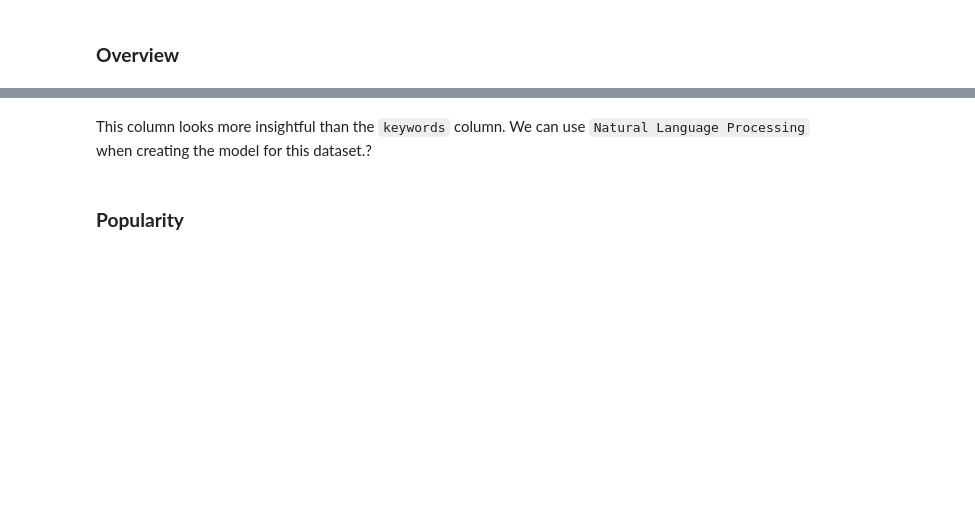
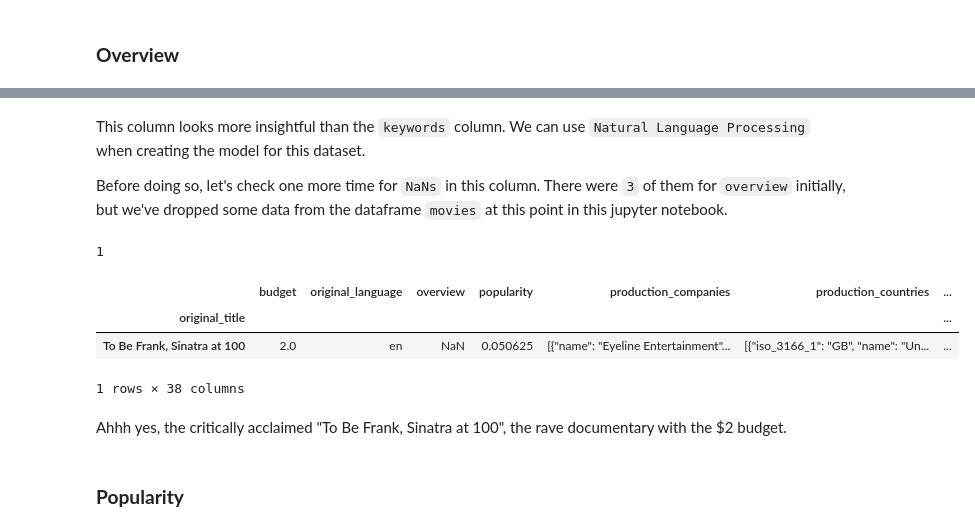
Before and after one commit to mike-laccavole/movie-recommendation-engine, a Jupyter notebook: notebooks/Movies.ipynb, the cells around one changed output, grey strips where cells are left out. Drawn from its saved outputs; the diff is of its cells as text; code cells hidden in the pictures; blank space fills up the shorter version.

```diff
--- a/notebooks/Movies.ipynb
+++ b/notebooks/Movies.ipynb
@@ -461,2 +575,19 @@ movies[['overview']]
 # %% [markdown]
-This column looks more insightful than the `keywords` column. We can use `Natural Language Processing` when creating the model for this dataset.?
+This column looks more insightful than the `keywords` column. We can use `Natural Language Processing` when creating the model for this dataset.
+
+Before doing so, let's check one more time for `NaNs` in this column. There were `3` of them for `overview` initially, but we've dropped some data from the dataframe `movies` at this point in this jupyter notebook.
+# %%
+# Check once more for nulls in the 'overview' column
+movies['overview'].isna().sum()
+# %% [output]
+1
+# %%
+# Let's check to see what this one null overview is from
+movies[movies['overview'].isna()]
+# %% [output]
+|  | budget | original_language | overview | popularity | production_companies | production_countries | ... |
+| original_title |  |  |  |  |  |  | ... |
+| To Be Frank, Sinatra at 100 | 2.0 | en | NaN | 0.050625 | [{"name": "Eyeline Entertainment"... | [{"iso_3166_1": "GB", "name": "Un... | ... |
+1 rows × 38 columns
+# %% [markdown]
+Ahhh yes, the critically acclaimed "To Be Frank, Sinatra at 100", the rave documentary with the $2 budget.
```
Also changed, not shown: parts of 23 cells of this notebook.
